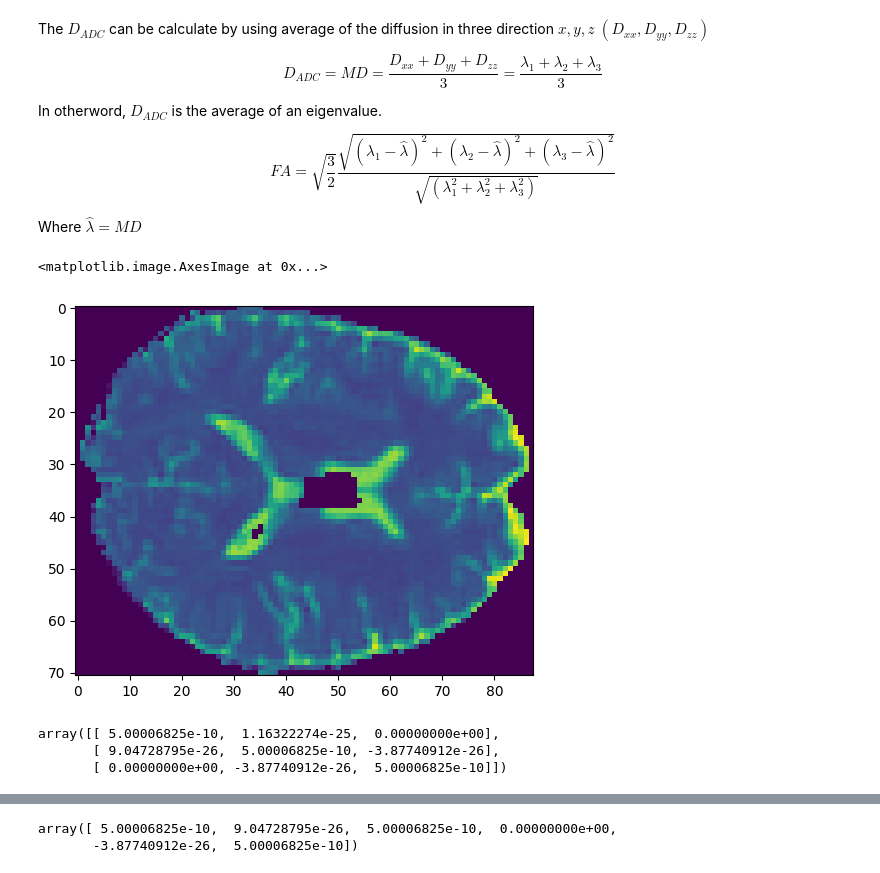
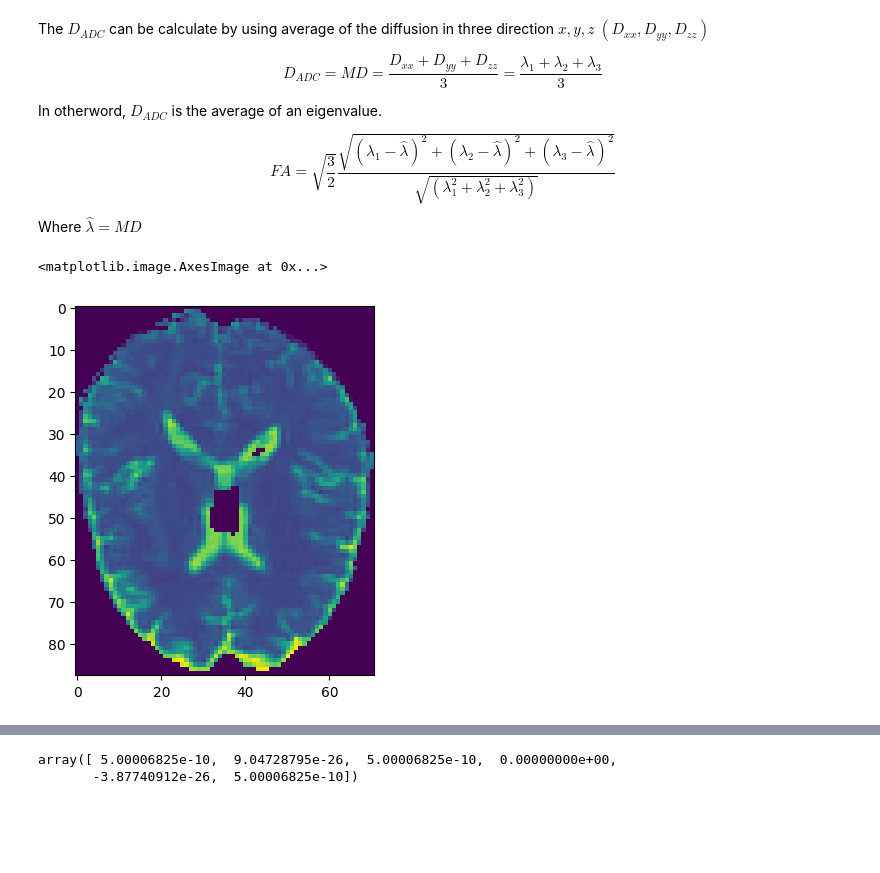
Before and after one commit to 44REAM/CEB-image_processing, a Jupyter notebook: Diffusion_imaging.ipynb, the cells around one changed output, grey strips where cells are left out. Cells and saved outputs as stored; diff of their text form; code cells hidden in the pictures; blank space fills up the shorter version.

```diff
--- a/Diffusion_imaging.ipynb
+++ b/Diffusion_imaging.ipynb
@@ -157,13 +148,7 @@ Where $\hat{\lambda} = MD$
 # MD = dti.mean_diffusivity(tenfit.evals)
 MD = tenfit.md
 # %%
-plt.imshow(MD[:,:,30])
+plt.imshow(MD[:,:,30].T)
 # %% [output]
 <matplotlib.image.AxesImage at 0x...>
-[figure, old version]
+[figure, new version]
-# %%
-tenfit.quadratic_form[0,0,0,:,:]
-# %% [output]
-array([[ 5.00006825e-10,  1.16322274e-25,  0.00000000e+00],
-       [ 9.04728795e-26,  5.00006825e-10, -3.87740912e-26],
-       [ 0.00000000e+00, -3.87740912e-26,  5.00006825e-10]])
```
Also changed, not shown: parts of 2 cells of this notebook.
